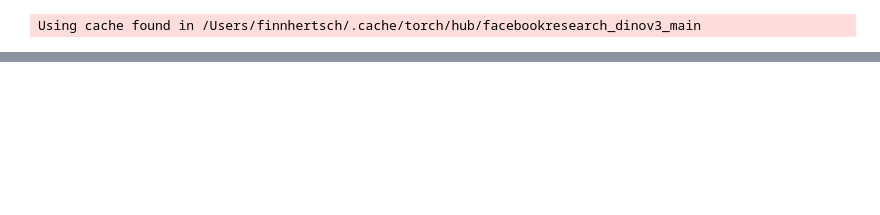
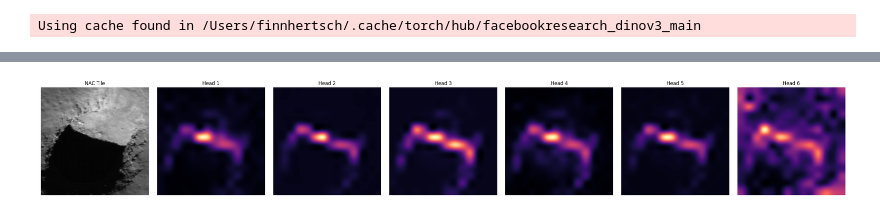
Before and after one commit to F1nnSBK/luna_hole, a Jupyter notebook: attention_maps.ipynb, the cells around one changed output, grey strips where cells are left out. Cells and saved outputs as stored; diff of their text form; code cells hidden in the pictures; blank space fills up the shorter version.

Commit message:
beautiful attetion maps -> DINO has attention on shadow transition, not whole shadow!

```diff
--- a/attention_maps.ipynb
+++ b/attention_maps.ipynb
@@ -5,10 +5,11 @@ import torch
 import torch.nn.functional as F
 import matplotlib.pyplot as plt
 from PIL import Image
+import types
 from src.models import DinoExtractor
 
 # ── Config ────────────────────────────────────────────────────────────────────
-FILE_PATH  = "data/processed/dataset/train/negatives/neg_0_M108447638RC.npy"
+FILE_PATH  = "/Users/finnhertsch/projects/luna_hole/data/processed/dataset/test/pits/Compton_Pit_M110892182RC.npy"
 IMG_SIZE   = 224
 PATCH_SIZE = 16
 GRID_SIZE  = IMG_SIZE // PATCH_SIZE  # 14
@@ -70,53 +70,59 @@ def _build_patched_forward(attn_module, captured: dict):
 
     return forward
 # %%
-# ── Attention extraction ───────────────────────────────────────────────────────
-
 def _rotate_half(x: torch.Tensor) -> torch.Tensor:
     x1, x2 = x.chunk(2, dim=-1)
     return torch.cat((-x2, x1), dim=-1)
 
-
 def _apply_rope(x: torch.Tensor, rope: tuple) -> torch.Tensor:
-    """Standard RoPE: rope = (sin, cos) tuple aus DINOv3."""
     sin, cos = rope
     return x * cos + _rotate_half(x) * sin
 
+def extract_last_block_attention(model, img_tensor: torch.Tensor) -> torch.Tensor:
+    base = model.model.get_base_model()
+    last_attn = base.blocks[-1].attn
+    captured = {}
 
-def _build_patched_forward(attn_module, captured: dict):
-    def forward(x: torch.Tensor, rope=None) -> torch.Tensor:
+    original_forward = last_attn.forward
+
+    def patched_forward(self, x: torch.Tensor, rope=None, **kwargs) -> torch.Tensor:
         B, N, C = x.shape
-        head_dim = C // attn_module.num_heads
+        head_dim = C // self.num_heads
 
-        qkv = (
-            attn_module.qkv(x)
-            .reshape(B, N, 3, attn_module.num_heads, head_dim)
-            .permute(2, 0, 3, 1, 4)
-        )
+        qkv = self.qkv(x).reshape(B, N, 3, self.num_heads, head_dim).permute(2, 0, 3, 1, 4)
         q, k, v = qkv.unbind(0)
 
         if rope is not None:
-            q = _apply_rope(q, rope)
-            k = _apply_rope(k, rope)
+            num_spatial = rope[0].shape[-2]
+            num_non_spatial = N - num_spatial
 
-        attn = (q * attn_module.scale) @ k.transpose(-2, -1)
+            q_non_spatial, q_spatial = q[:, :, :num_non_spatial, :], q[:, :, num_non_spatial:, :]
+            k_non_spatial, k_spatial = k[:, :, :num_non_spatial, :], k[:, :, num_non_spatial:, :]
+
+            q_spatial = _apply_rope(q_spatial, rope)
+            k_spatial = _apply_rope(k_spatial, rope)
+
+            q = torch.cat([q_non_spatial, q_spatial], dim=2)
+            k = torch.cat([k_non_spatial, k_spatial], dim=2)
+
+        scale = self.scale if hasattr(self, 'scale') else (head_dim ** -0.5)
+        attn = (q * scale) @ k.transpose(-2, -1)
         attn = attn.softmax(dim=-1)
-        captured["attn"] = attn.detach()          # ← hier capturen, vor dropout
+
+        captured["attn"] = attn.detach()
+
+        if hasattr(self, 'attn_drop'):
+            attn = self.attn_drop(attn)
 
         x = (attn @ v).transpose(1, 2).reshape(B, N, C)
-        x = attn_module.proj(x)
+        x = self.proj(x)
+
+        if hasattr(self, 'proj_drop'):
+            x = self.proj_drop(x)
+
         return x
 
-    return forward
-
-
-def extract_last_block_attention(model, img_tensor: torch.Tensor) -> torch.Tensor:
-    base      = model.model.get_base_model()
-    last_attn = base.blocks[-1].attn
-    captured: dict = {}
-
-    original_forward  = last_attn.forward
-    last_attn.forward = _build_patched_forward(last_attn, captured)
+    last_attn.forward = types.MethodType(patched_forward, last_attn)
 
     try:
         with torch.no_grad():
@@ -125,14 +131,16 @@ def extract_last_block_attention(model, img_tensor: torch.Tensor) -> torch.Tenso
         last_attn.forward = original_forward
 
     if "attn" not in captured:
-        raise RuntimeError("Patched forward nie aufgerufen – Modellstruktur prüfen.")
+        raise RuntimeError("Monkey-Patch fehlgeschlagen! PyTorch __call__ hat uns gebypassed.")
 
-    return captured["attn"]  # [B, heads, tokens, tokens]
+    return captured["attn"]
 
 
 def cls_attention_maps(attn: torch.Tensor, grid: int) -> torch.Tensor:
     """CLS-token → patch attention per head, reshaped to spatial grid."""
-    return attn[0, :, 0, 1:].reshape(-1, grid, grid)  # [heads, H, W]
+    num_spatial = grid * grid
+    num_non_spatial = attn.shape[-1] - num_spatial
+    return attn[0, :, 0, num_non_spatial:].reshape(-1, grid, grid)  # [heads, H, W]
 
 
 # ── Visualisation ─────────────────────────────────────────────────────────────
@@ -167,7 +175,7 @@ def get_device() -> torch.device:
 device = get_device()
 
 weights = "models/meta/dinov3/dinov3_vits16_pretrain_lvd.pth"
-adapter_path = "models/best_lora_pit_model/best_lora_pit_model_qkv_proj"
+adapter_path = "models/best_lora_pit_model/best_lora_pit_model_qkv_proj_fc1_fc2"
 
 model = DinoExtractor(weights_path=weights, model_size='vits16')
 model.model.load_adapter(adapter_path, adapter_name="trained_pit_adapter")
@@ -175,9 +183,10 @@ model.model.set_adapter("trained_pit_adapter")
 model.to(device)
 model.eval()
 
-path        = resolve_path(FILE_PATH)
+path          = resolve_path(FILE_PATH)
 image, tensor = load_tile(path, device)
-raw_attn    = extract_last_block_attention(model, tensor)
-maps        = cls_attention_maps(raw_attn, GRID_SIZE)
+raw_attn      = extract_last_block_attention(model, tensor)
+maps          = cls_attention_maps(raw_attn, GRID_SIZE)
+
 show_attention(image, maps)
 # %% [output]
@@ -188,0 +196 @@ RuntimeError: attn_drop wurde nie aufgerufen – fused_attn ist möglicherweise
+[figure, added]
```
Also changed, not shown: parts of 2 cells of this notebook.
